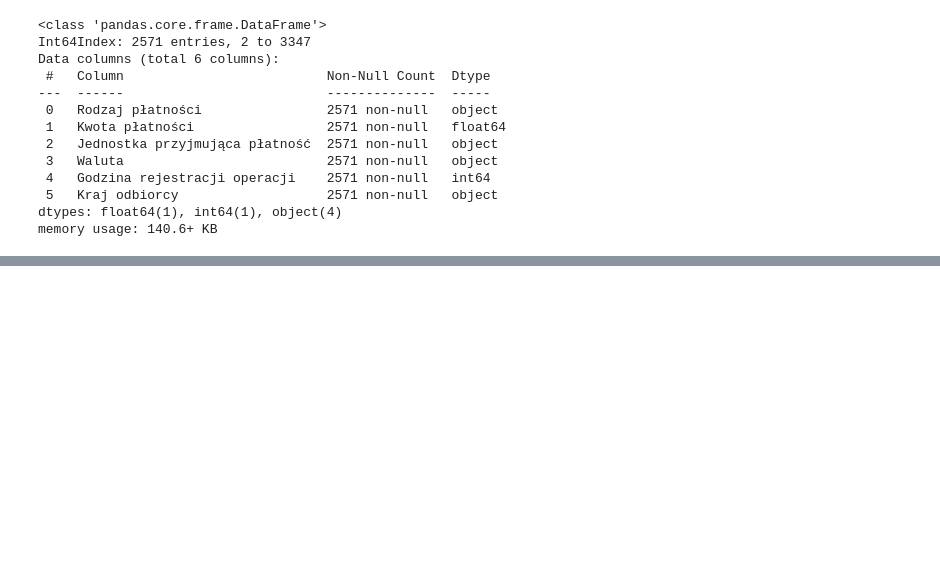
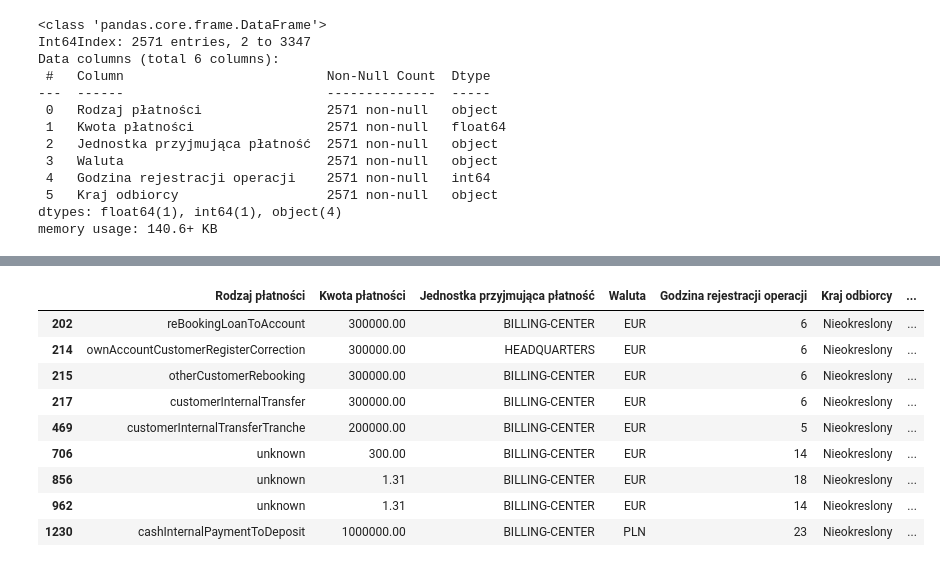
Before and after one commit to glinkapiotr/Asseco_Innovation, a Jupyter notebook: CodePlay_2020_SDS_data_API.ipynb, the cells around one changed output, grey strips where cells are left out. Cells and saved outputs as stored; diff of their text form; code cells hidden in the pictures; blank space fills up the shorter version.

```diff
--- a/CodePlay_2020_SDS_data_API.ipynb
+++ b/CodePlay_2020_SDS_data_API.ipynb
@@ -893,0 +898,13 @@ The `size` parameter has been renamed to `height`; please update your code.
+# %%
+model_DF[model_DF['Transakcja podejrzana'] ==1].head(50)
+# %% [output]
+|  | Rodzaj płatności | Kwota płatności | Jednostka przyjmująca płatność | Waluta | Godzina rejestracji operacji | Kraj odbiorcy | ... |
+| 202 | reBookingLoanToAccount | 300000.00 | BILLING-CENTER | EUR | 6 | Nieokreslony | ... |
+| 214 | ownAccountCustomerRegisterCorrection | 300000.00 | HEADQUARTERS | EUR | 6 | Nieokreslony | ... |
+| 215 | otherCustomerRebooking | 300000.00 | BILLING-CENTER | EUR | 6 | Nieokreslony | ... |
+| 217 | customerInternalTransfer | 300000.00 | BILLING-CENTER | EUR | 6 | Nieokreslony | ... |
+| 469 | customerInternalTransferTranche | 200000.00 | BILLING-CENTER | EUR | 5 | Nieokreslony | ... |
+| 706 | unknown | 300.00 | BILLING-CENTER | EUR | 14 | Nieokreslony | ... |
+| 856 | unknown | 1.31 | BILLING-CENTER | EUR | 18 | Nieokreslony | ... |
+| 962 | unknown | 1.31 | BILLING-CENTER | EUR | 14 | Nieokreslony | ... |
+| 1230 | cashInternalPaymentToDeposit | 1000000.00 | BILLING-CENTER | PLN | 23 | Nieokreslony | ... |
```
Also changed, not shown: parts of 18 cells of this notebook.
